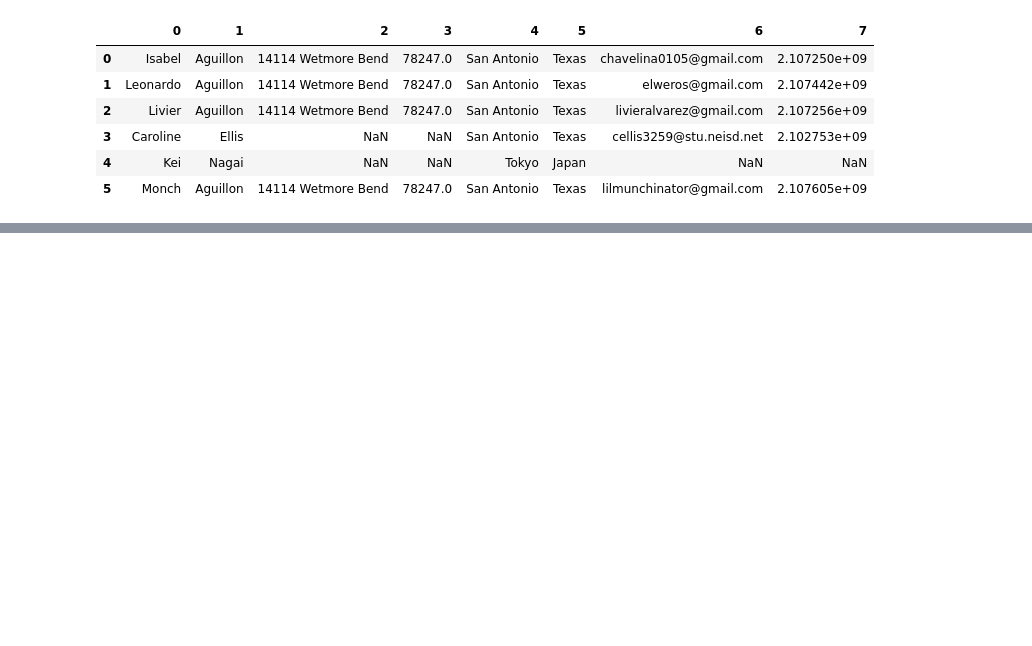
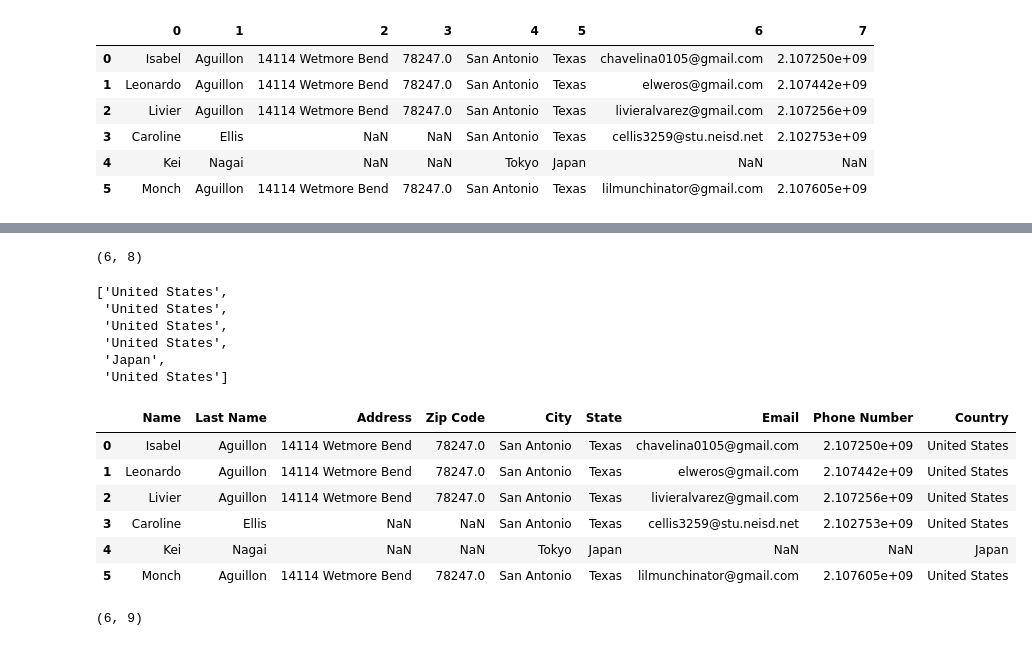
Before and after one commit to AgnesDemon/Python, a Jupyter notebook: Untitled.ipynb, the cells around one changed output, grey strips where cells are left out. Drawn from its saved outputs; the diff is of its cells as text; code cells hidden in the pictures; blank space fills up the shorter version.

```diff
--- a/Untitled.ipynb
+++ b/Untitled.ipynb
@@ -111,0 +151,28 @@ KeyError: 'Denji'
+# %%
+df2.shape
+# %% [output]
+(6, 8)
+# %%
+df7=df2["Country"]=["United States", "United States", "United States", "United States", "Japan", "United States"]
+df7
+# %% [output]
+['United States',
+ 'United States',
+ 'United States',
+ 'United States',
+ 'Japan',
+ 'United States']
+# %%
+df2
+# %% [output]
+|  | Name | Last Name | Address | Zip Code | City | State | Email | Phone Number | Country |
+| 0 | Isabel | Aguillon | 14114 Wetmore Bend | 78247.0 | San Antonio | Texas | chavelina0105@gmail.com | 2.107250e+09 | United States |
+| 1 | Leonardo | Aguillon | 14114 Wetmore Bend | 78247.0 | San Antonio | Texas | elweros@gmail.com | 2.107442e+09 | United States |
+| 2 | Livier | Aguillon | 14114 Wetmore Bend | 78247.0 | San Antonio | Texas | livieralvarez@gmail.com | 2.107256e+09 | United States |
+| 3 | Caroline | Ellis | NaN | NaN | San Antonio | Texas | cellis3259@stu.neisd.net | 2.102753e+09 | United States |
+| 4 | Kei | Nagai | NaN | NaN | Tokyo | Japan | NaN | NaN | Japan |
+| 5 | Monch | Aguillon | 14114 Wetmore Bend | 78247.0 | San Antonio | Texas | lilmunchinator@gmail.com | 2.107605e+09 | United States |
+# %%
+df2.shape
+# %% [output]
+(6, 9)
```
Also changed, not shown: parts of 21 cells of this notebook, 1 other file.
